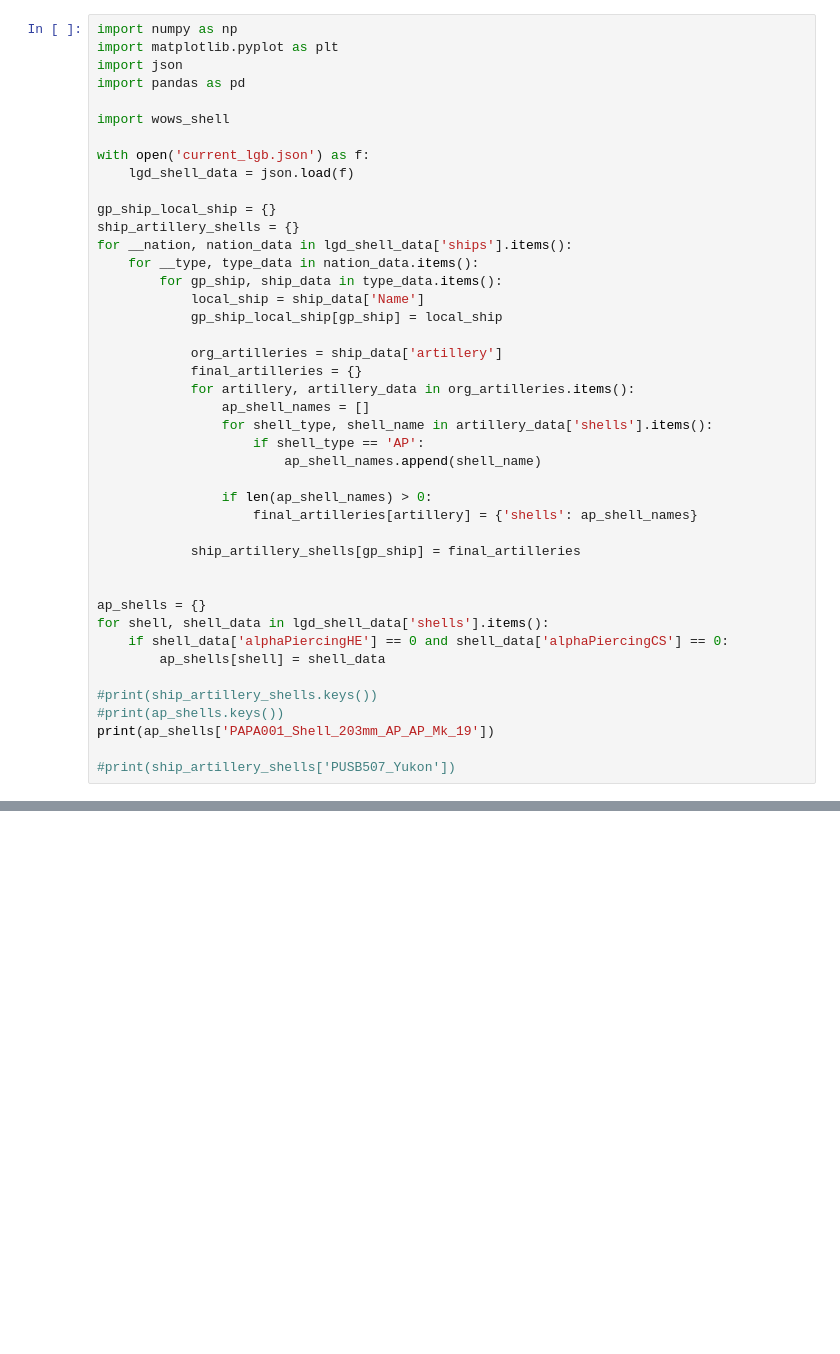
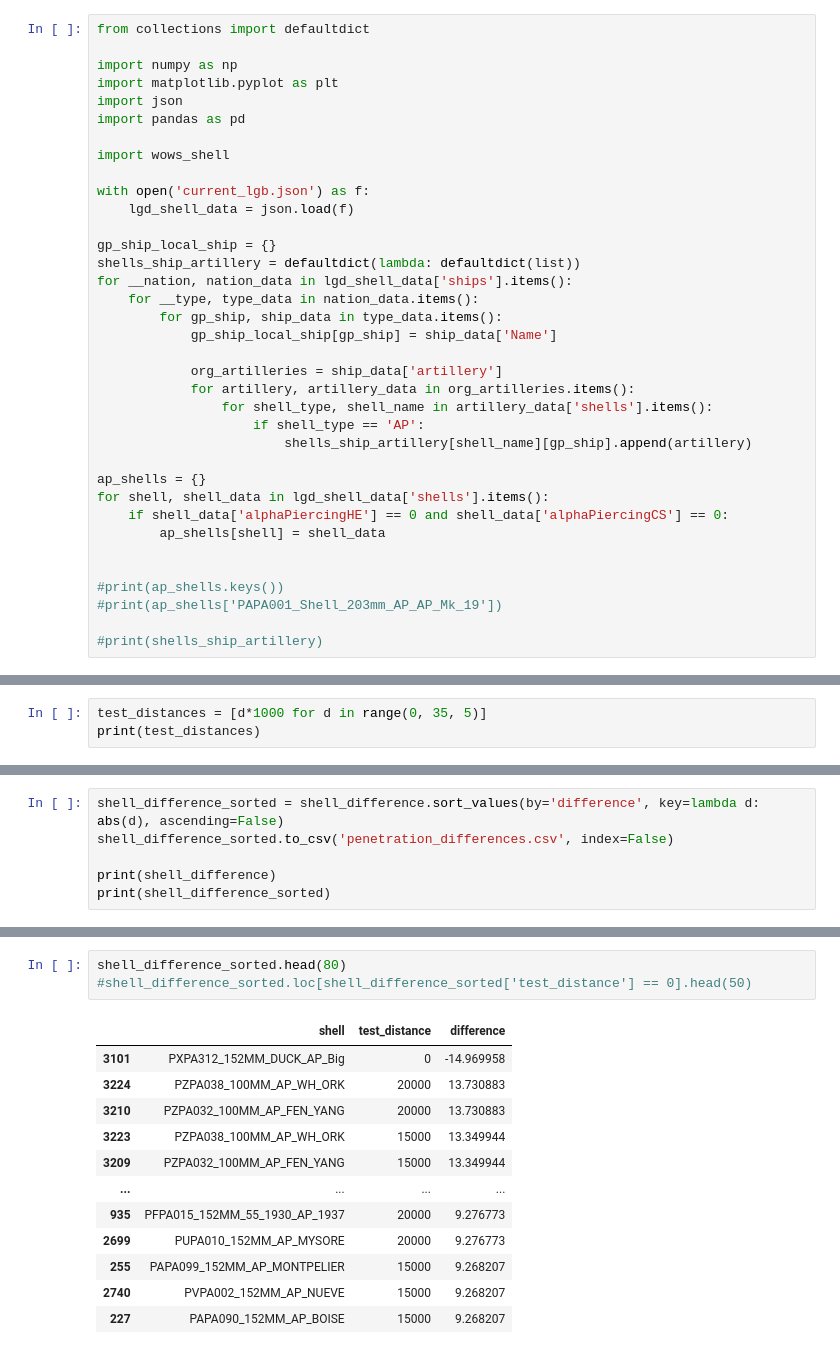
Before and after one commit to jcw780/wows-tests, a Jupyter notebook: wows_penetration_difference/wows_penetration_difference.ipynb, the cells around one changed output, grey strips where cells are left out. Drawn from its saved outputs; the diff is of its cells as text; blank space fills up the shorter version.

Commit message:
finished penetration differences

```diff
--- a/wows_penetration_difference/wows_penetration_difference.ipynb
+++ b/wows_penetration_difference/wows_penetration_difference.ipynb
@@ -1,4 +1,6 @@
 # %%
+from collections import defaultdict
+
 import numpy as np
 import matplotlib.pyplot as plt
 import json
@@ -10,34 +12,25 @@ with open('current_lgb.json') as f:
     lgd_shell_data = json.load(f)
 
 gp_ship_local_ship = {}
-ship_artillery_shells = {}
+shells_ship_artillery = defaultdict(lambda: defaultdict(list))
 for __nation, nation_data in lgd_shell_data['ships'].items():
     for __type, type_data in nation_data.items():
         for gp_ship, ship_data in type_data.items():
-            local_ship = ship_data['Name']
-            gp_ship_local_ship[gp_ship] = local_ship
+            gp_ship_local_ship[gp_ship] = ship_data['Name']
 
             org_artilleries = ship_data['artillery']
-            final_artilleries = {}
             for artillery, artillery_data in org_artilleries.items():
-                ap_shell_names = []
                 for shell_type, shell_name in artillery_data['shells'].items():
                     if shell_type == 'AP':
-                        ap_shell_names.append(shell_name)
-
-                if len(ap_shell_names) > 0:
-                    final_artilleries[artillery] = {'shells': ap_shell_names}
-
-            ship_artillery_shells[gp_ship] = final_artilleries
-
+                        shells_ship_artillery[shell_name][gp_ship].append(artillery)
 
 ap_shells = {}
 for shell, shell_data in lgd_shell_data['shells'].items():
     if shell_data['alphaPiercingHE'] == 0 and shell_data['alphaPiercingCS'] == 0:
         ap_shells[shell] = shell_data
 
-#print(ship_artillery_shells.keys())
+
 #print(ap_shells.keys())
-print(ap_shells['PAPA001_Shell_203mm_AP_AP_Mk_19'])
+#print(ap_shells['PAPA001_Shell_203mm_AP_AP_Mk_19'])
 
-#print(ship_artillery_shells['PUSB507_Yukon'])
+#print(shells_ship_artillery)
@@ -45,0 +37,3 @@ print(ap_shells['PAPA001_Shell_203mm_AP_AP_Mk_19'])
+# %%
+test_distances = [d*1000 for d in range(0, 35, 5)]
+print(test_distances)
@@ -171,0 +119,6 @@ with open('results.csv', 'w') as f:
+# %%
+shell_difference_sorted = shell_difference.sort_values(by='difference', key=lambda d: abs(d), ascending=False)
+shell_difference_sorted.to_csv('penetration_differences.csv', index=False)
+
+print(shell_difference)
+print(shell_difference_sorted)
@@ -171,0 +143,16 @@ with open('results.csv', 'w') as f:
+# %%
+shell_difference_sorted.head(80)
+#shell_difference_sorted.loc[shell_difference_sorted['test_distance'] == 0].head(50)
+# %% [output]
+|  | shell | test_distance | difference |
+| 3101 | PXPA312_152MM_DUCK_AP_Big | 0 | -14.969958 |
+| 3224 | PZPA038_100MM_AP_WH_ORK | 20000 | 13.730883 |
+| 3210 | PZPA032_100MM_AP_FEN_YANG | 20000 | 13.730883 |
+| 3223 | PZPA038_100MM_AP_WH_ORK | 15000 | 13.349944 |
+| 3209 | PZPA032_100MM_AP_FEN_YANG | 15000 | 13.349944 |
+| ... | ... | ... | ... |
+| 935 | PFPA015_152MM_55_1930_AP_1937 | 20000 | 9.276773 |
+| 2699 | PUPA010_152MM_AP_MYSORE | 20000 | 9.276773 |
+| 255 | PAPA099_152MM_AP_MONTPELIER | 15000 | 9.268207 |
+| 2740 | PVPA002_152MM_AP_NUEVE | 15000 | 9.268207 |
+| 227 | PAPA090_152MM_AP_BOISE | 15000 | 9.268207 |
```
Also changed, not shown: parts of 7 cells of this notebook, 1 other file.
